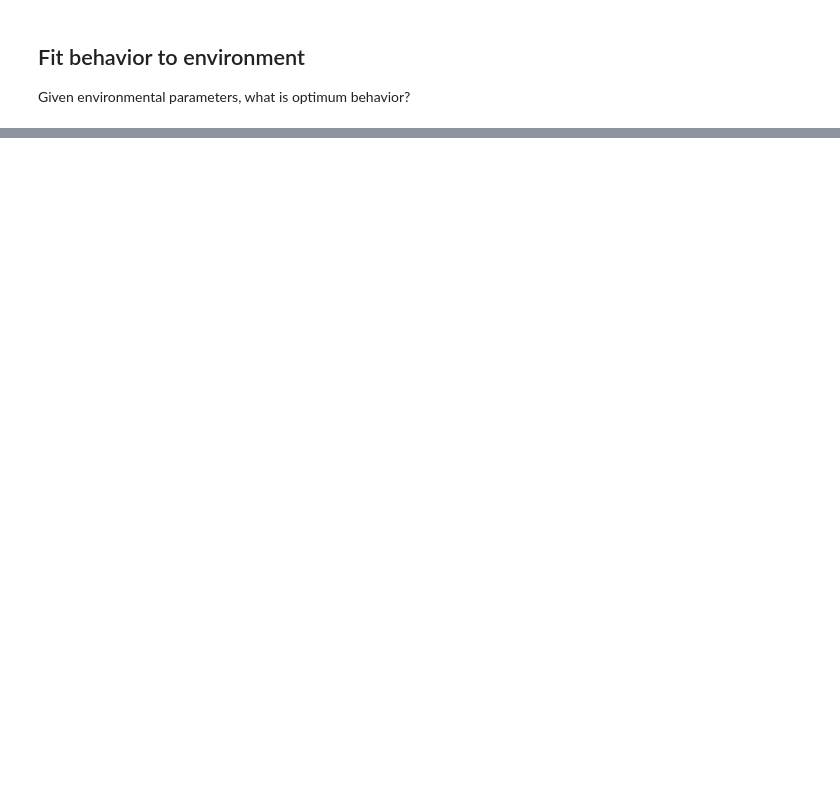
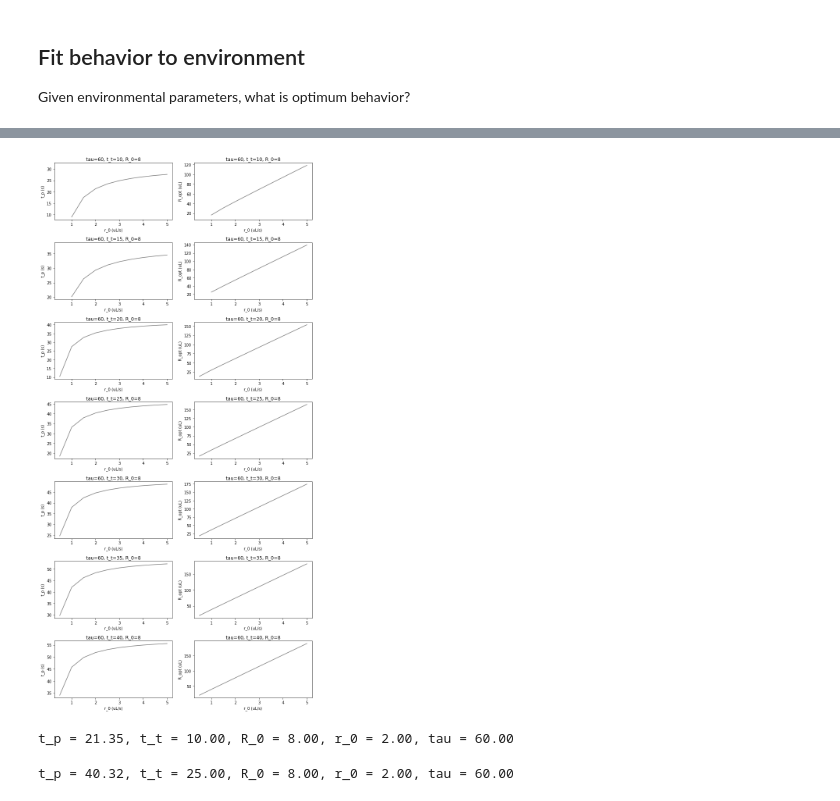
Before and after one commit to jbwebb8/foraging-analysis, a Jupyter notebook: notebooks/mvt.ipynb, the cells around one changed output, grey strips where cells are left out. Saved outputs shown, nothing was run; the diff lists cells and outputs as text; code cells hidden in the pictures; blank space fills up the shorter version.

```diff
--- a/notebooks/mvt.ipynb
+++ b/notebooks/mvt.ipynb
@@ -55,0 +182,61 @@ max([0.0, 1.0, 5])
+# %%
+# vary travel time and solve for residence time; see what values double residence time
+# Behavior parameters
+t_t = np.arange(10, 41, 5)
+
+# Environment parameters
+# Remember, R_0 / r_0 must be ≥ t_t, otherwise R_0 will default to zero!
+R_0 = np.array([8.0])
+r_0 = np.arange(50, 501, 50)/100
+tau = np.array([60.0])
+
+# Solve for residence time, optimum cumulative reward
+t_p = np.zeros([t_t.shape[0], r_0.shape[0]])
+R_opt = np.zeros([t_t.shape[0], r_0.shape[0]])
+is_solvable = np.ones([t_t.shape[0], r_0.shape[0]], dtype=np.bool)
+for i, t_t_ in enumerate(t_t):
+    t_p[i, :], R_opt[i, :], is_solvable[i, :] = get_optimal_values(t_t=t_t_,
+                                                                   R_0=R_0,
+                                                                   r_0=r_0,
+                                                                   tau=tau,
+                                                                   return_solvable=True)
+# %%
+fig, ax = plt.subplots(t_p.shape[0], 2, figsize=(10, 20))
+
+for i in range(t_p.shape[0]):
+    ax[i, 0].plot(r_0[is_solvable[i]], t_p[i, is_solvable[i]], linestyle='-', color='gray')
+    ax[i, 0].plot(r_0[np.invert(is_solvable[i])], t_p[i, np.invert(is_solvable[i])], linestyle='--', color='gray')
+    ax[i, 0].set_xlabel('r_0 (uL/s)')
+    ax[i, 0].set_ylabel('t_p (s)')
+    ax[i, 0].set_title('tau=%d, t_t=%d, R_0=%d' % (tau, t_t[i], R_0))
+
+    ax[i, 1].plot(r_0[is_solvable[i]], R_opt[i, is_solvable[i]], linestyle='-', color='gray')
+    ax[i, 1].plot(r_0[np.invert(is_solvable[i])], R_opt[i, np.invert(is_solvable[i])], linestyle='--', color='gray')
+    ax[i, 1].set_xlabel('r_0 (uL/s)')
+    ax[i, 1].set_ylabel('R_opt (uL)')
+    ax[i, 1].set_title('tau=%d, t_t=%d, R_0=%d' % (tau, t_t[i], R_0))
+
+#ax[0, 0].set_ylim([0.0, 100.0])
+plt.tight_layout()
+# %% [output]
+[figure, added]
+# %%
+t_t_ = 10
+R_0_ = R_0[0]
+r_0_ = 2.0
+t_p_ = t_p[np.argwhere(t_t == t_t_)[0], np.argwhere(r_0 == r_0_)[0]]
+tau_ = tau[0]
+
+print('t_p = %.2f, t_t = %.2f, R_0 = %.2f, r_0 = %.2f, tau = %.2f' % (t_p_, t_t_, R_0_, r_0_, tau_))
+# %% [output]
+t_p = 21.35, t_t = 10.00, R_0 = 8.00, r_0 = 2.00, tau = 60.00
+# %%
+t_t_ = 25
+R_0_ = R_0[0]
+r_0_ = 2.0
+t_p_ = t_p[np.argwhere(t_t == t_t_)[0], np.argwhere(r_0 == r_0_)[0]]
+tau_ = tau[0]
+
+print('t_p = %.2f, t_t = %.2f, R_0 = %.2f, r_0 = %.2f, tau = %.2f' % (t_p_, t_t_, R_0_, r_0_, tau_))
+# %% [output]
+t_p = 40.32, t_t = 25.00, R_0 = 8.00, r_0 = 2.00, tau = 60.00
```
Also changed, not shown: parts of 13 cells of this notebook.
